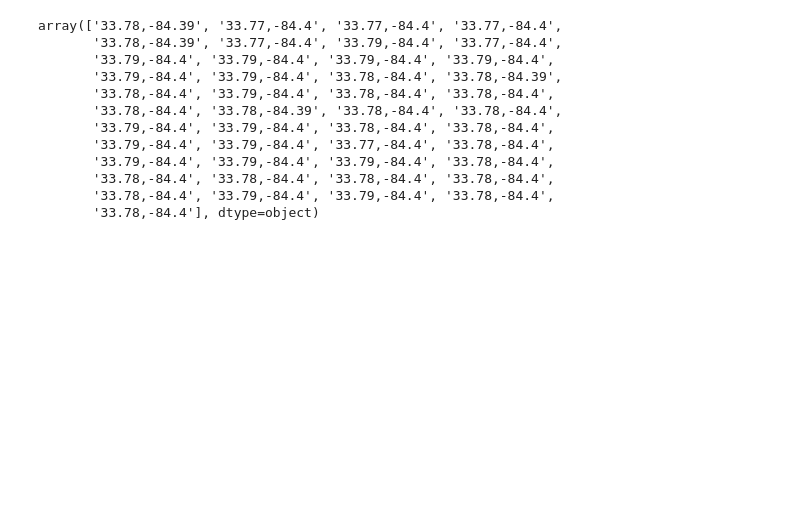
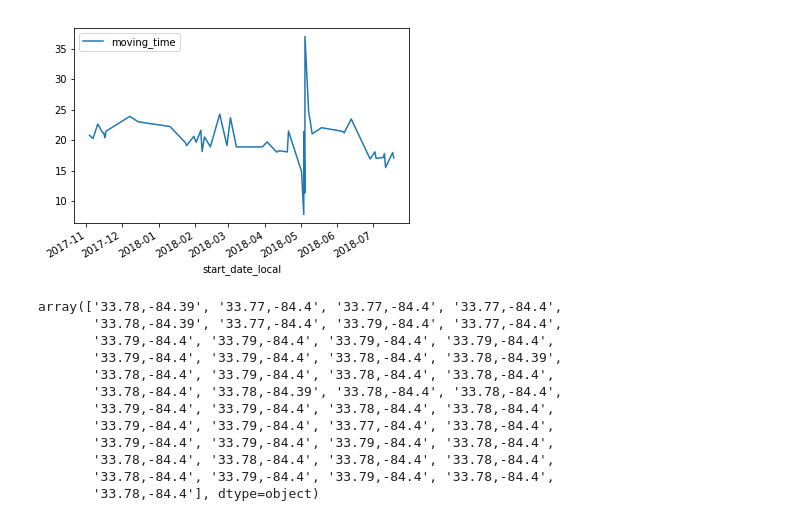
Before and after one commit to gtcooke94/commute_analysis, a Jupyter notebook: analysis.ipynb, the cells around one changed output. Drawn from its saved outputs; the diff is of its cells as text; code cells hidden in the pictures; blank space fills up the shorter version.

Commit message:
plotting datetime on x axis

```diff
--- a/analysis.ipynb
+++ b/analysis.ipynb
@@ -28,3 +28,10 @@ plt.show()
+# %%
+#to_plot = evening_commutes
+#to_plot['moving_time'] = to_plot['moving_time'] / pd.Timedelta(minutes=1)
+to_plot.plot(x='start_date_local', y='moving_time')
+plt.show()
+# %% [output]
+[figure, added]
 # %%
 morning_commutes['end_latlng'].values
 # %% [output]
```
Also changed, not shown: parts of 1 cell of this notebook, 1 other file.
